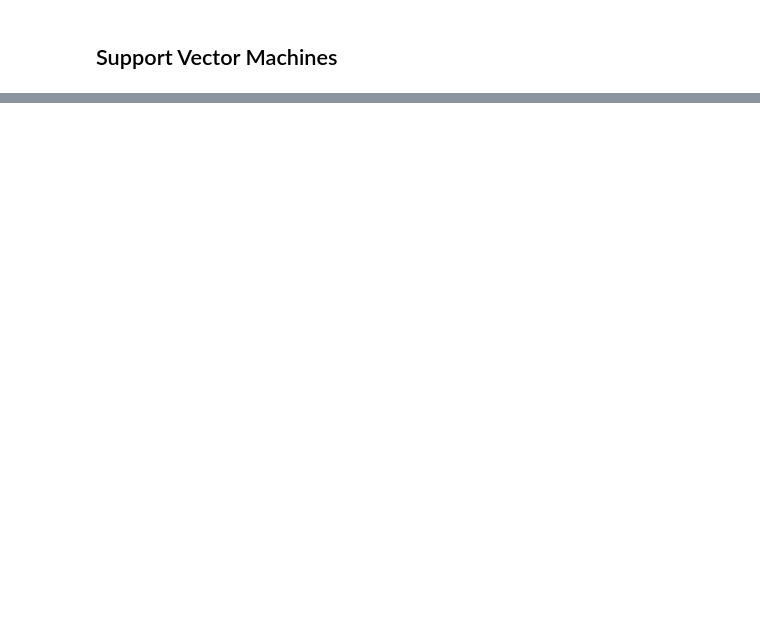
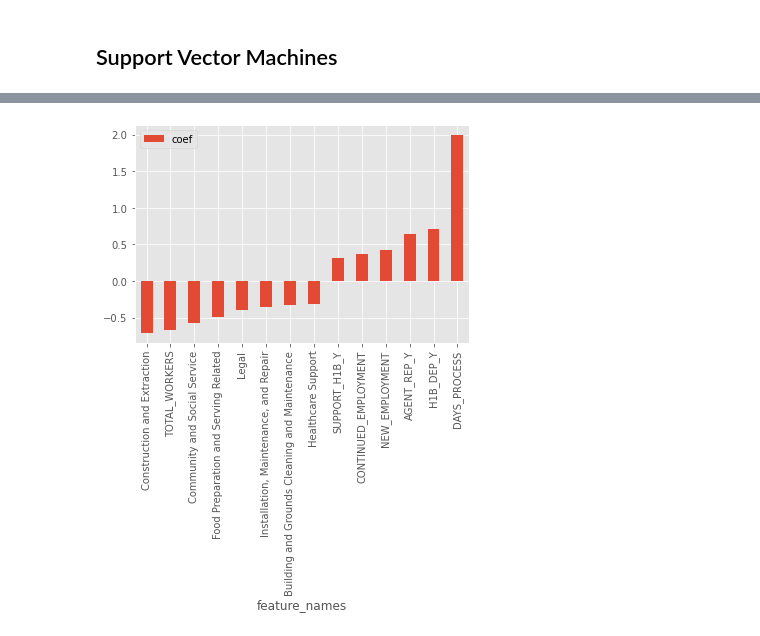
Before and after one commit to trishattah/DS_7331_Projects, a Jupyter notebook: Lab_2/Mini_Lab2_SVM_LR_Group4.ipynb, the cells around one changed output, grey strips where cells are left out. Drawn from its saved outputs; the diff is of its cells as text; code cells hidden in the pictures; blank space fills up the shorter version.

```diff
--- a/Lab_2/Mini_Lab2_SVM_LR_Group4.ipynb
+++ b/Lab_2/Mini_Lab2_SVM_LR_Group4.ipynb
@@ -441,0 +421,26 @@ array([-0.21616708, -0.45551872, -0.34711654, -0.17580012, -0.06689259,
+# %%
+# predictions for logistic regression
+pd.set_option('display.max_rows', None)
+
+lg = LogisticRegression(penalty='l2',solver='sag', random_state=0,C=0.1)
+lg.fit(X_train, y_trained)
+
+y_pred = lg.predict(X_test)
+coef = lg.coef_
+
+coefs = []
+for i in coef[0]:
+    coefs.append(round(i,6))
+# %%
+coef = [i for i in coefs]
+coef_abs = [abs(i) for i in coefs]
+odds = [math.exp(i) for i in coef ]
+scale = scaler.scale_
+zip_vars = zip(coef,coef_abs,odds,scale,bb.columns) # combine attributes
+zip_vars = sorted(zip_vars)
+# %%
+df_weights = pd.DataFrame(zip_vars, columns = ['coef','coef_abs','odds','std_dev','feature_names' ])
+# %%
+# features with highest weights
+df_coef = df_weights[df_weights['coef_abs'] > 0.3]
+df_coef
@@ -441,0 +463,10 @@ array([-0.21616708, -0.45551872, -0.34711654, -0.17580012, -0.06689259,
+# %%
+from matplotlib import pyplot as plt
+%matplotlib inline
+plt.style.use('ggplot')
+
+
+ax = df_coef.plot.bar(y='coef', x = 'feature_names')
+plt.show()
+# %% [output]
+[figure, added]
```
Also changed, not shown: parts of 81 cells of this notebook.
